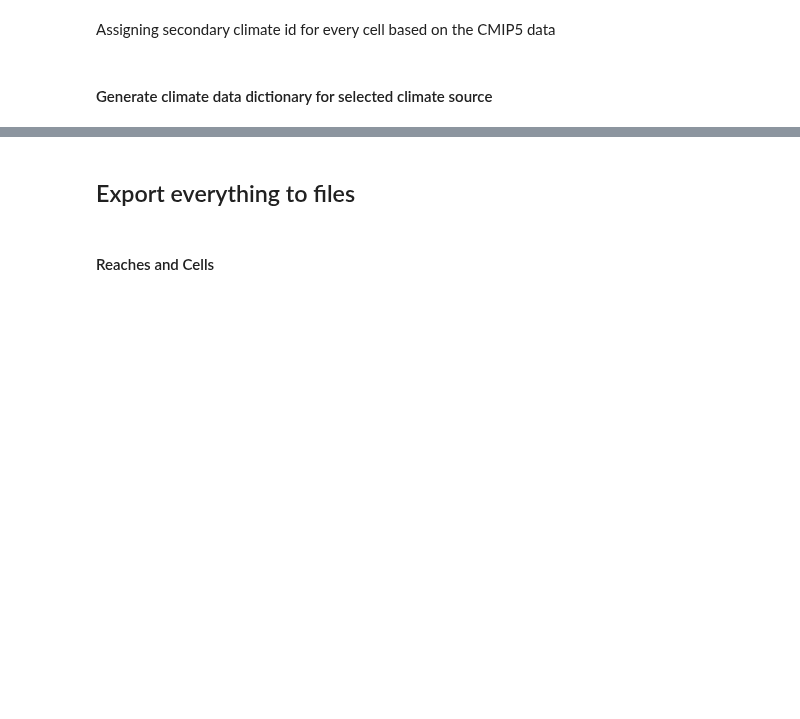
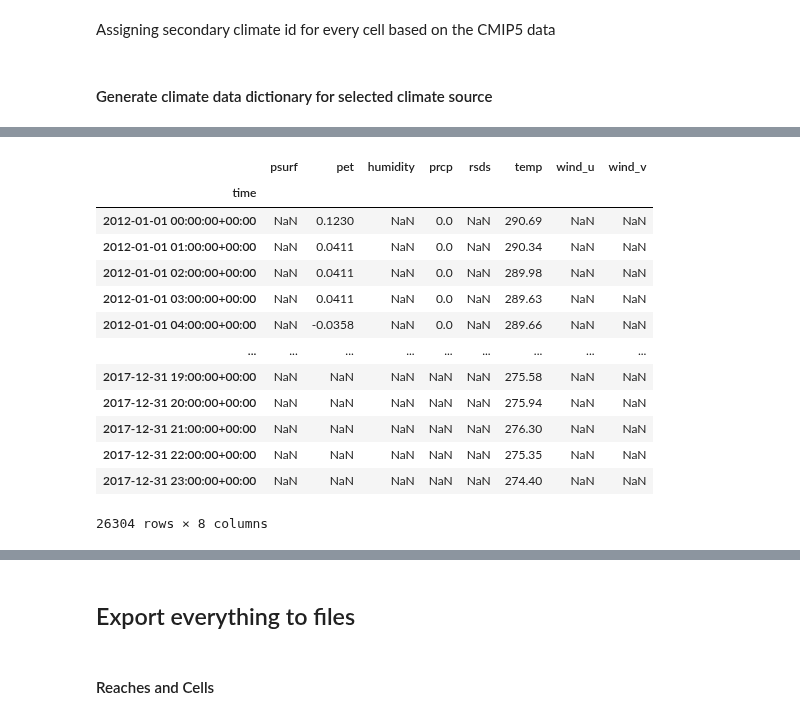
Before and after one commit to LucRSquared/pyagnps, a Jupyter notebook: notebooks/aims/aims_watershed_query.ipynb, the cells around one changed output, grey strips where cells are left out. Drawn from its saved outputs; the diff is of its cells as text; code cells hidden in the pictures; blank space fills up the shorter version.

```diff
--- a/notebooks/aims/aims_watershed_query.ipynb
+++ b/notebooks/aims/aims_watershed_query.ipynb
@@ -45,11 +46,11 @@ lon, lat = -89.91651, 34.23151 # Goodwin Creek
 # %% [markdown]
 ### Time bounds and climate method
 # %%
-climate_method = 'cmip5' # valid options ares 'nldas2', 'cmip5'
+climate_method = 'nldas2' # valid options ares 'nldas2', 'cmip5'
 
 # Time period in YYYY-MM-DD format (both bounds included)
-startDate="2016-11-03"
-endDate="2016-11-04"
+startDate="2010-01-01"
+endDate="2020-12-31"
 # %% [markdown]
 ### Main output directory
 # %%
@@ -441,0 +435,25 @@ climate_data['global']['climate_station']['output_filepath'] = climate_dir / 'cl
+# %%
+import pynldas2
+
+dft = pynldas2.get_bycoords(coords=(x,y),
+                           start_date="2010-01-01T0600",
+                           end_date="2020-12-31T0600",
+                           variables=["prcp","temp","rsds","pet","humidity","wind_u","wind_v","psurf"],
+                           source="netcdf")
+# %%
+dft[dft['psurf'].isna()]
+# %% [output]
+|  | psurf | pet | humidity | prcp | rsds | temp | wind_u | wind_v |
+| time |  |  |  |  |  |  |  |  |
+| 2012-01-01 00:00:00+00:00 | NaN | 0.1230 | NaN | 0.0 | NaN | 290.69 | NaN | NaN |
+| 2012-01-01 01:00:00+00:00 | NaN | 0.0411 | NaN | 0.0 | NaN | 290.34 | NaN | NaN |
+| 2012-01-01 02:00:00+00:00 | NaN | 0.0411 | NaN | 0.0 | NaN | 289.98 | NaN | NaN |
+| 2012-01-01 03:00:00+00:00 | NaN | 0.0411 | NaN | 0.0 | NaN | 289.63 | NaN | NaN |
+| 2012-01-01 04:00:00+00:00 | NaN | -0.0358 | NaN | 0.0 | NaN | 289.66 | NaN | NaN |
+| ... | ... | ... | ... | ... | ... | ... | ... | ... |
+| 2017-12-31 19:00:00+00:00 | NaN | NaN | NaN | NaN | NaN | 275.58 | NaN | NaN |
+| 2017-12-31 20:00:00+00:00 | NaN | NaN | NaN | NaN | NaN | 275.94 | NaN | NaN |
+| 2017-12-31 21:00:00+00:00 | NaN | NaN | NaN | NaN | NaN | 276.30 | NaN | NaN |
+| 2017-12-31 22:00:00+00:00 | NaN | NaN | NaN | NaN | NaN | 275.35 | NaN | NaN |
+| 2017-12-31 23:00:00+00:00 | NaN | NaN | NaN | NaN | NaN | 274.40 | NaN | NaN |
+26304 rows × 8 columns
```
Also changed, not shown: parts of 14 cells of this notebook, 1 other file.
